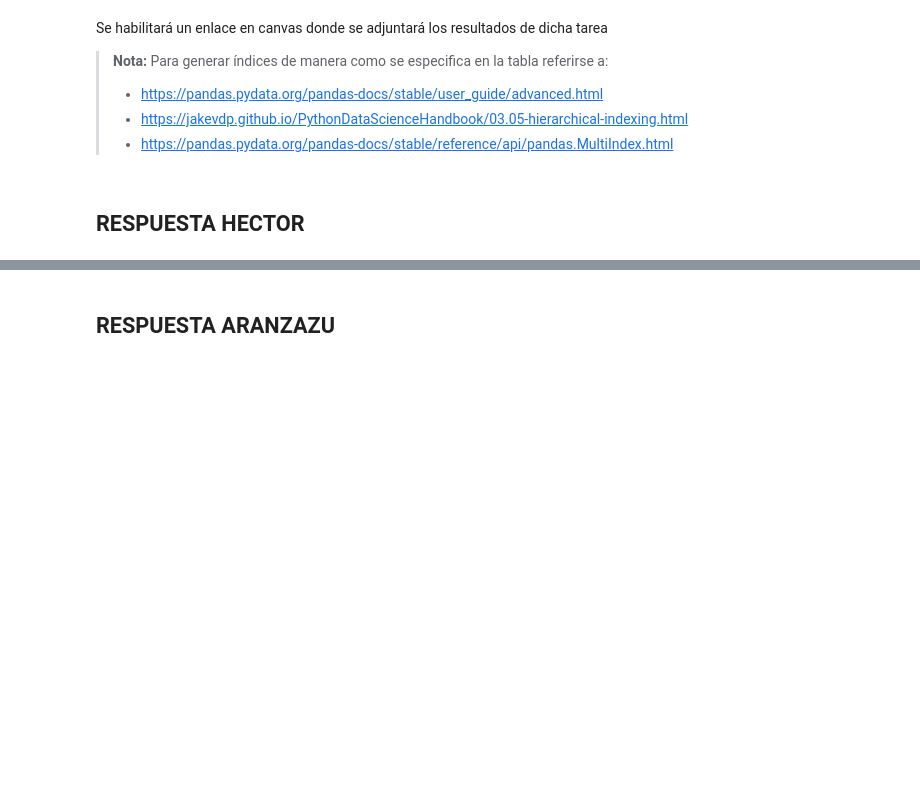
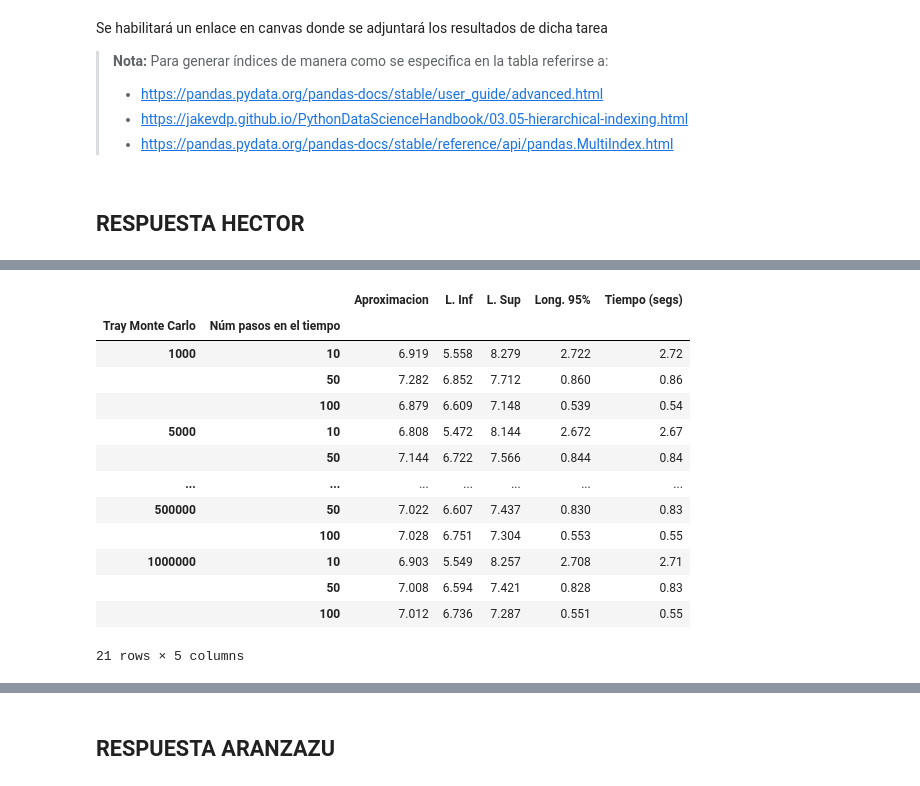
Before and after one commit to Aranzazu-R/Tarea9y10_HectorChavez_AranzazuRendon, a Jupyter notebook: Tarea10_simulación.ipynb, the cells around one changed output, grey strips where cells are left out. Saved outputs shown, nothing was run; the diff lists cells and outputs as text; code cells hidden in the pictures; blank space fills up the shorter version.

```diff
--- a/Tarea10_simulación.ipynb
+++ b/Tarea10_simulación.ipynb
@@ -34,0 +290,34 @@ Se habilitará un enlace en canvas donde se adjuntará los resultados de dicha t
+# %%
+M_trap_call = list(map(lambda N_tra:list(map(lambda N_ste:Trapecio_c(K,r,S0,N_tra,N_ste,sigma,T),NbStep)), NbTraj))
+
+M_trap_put = list(map(lambda N_tra:list(map(lambda N_ste:Trapecio_p(K,r,S0,N_tra,N_ste,sigma,T),NbStep)), NbTraj))
+# %%
+indx = pd.MultiIndex(levels=[NbTraj,NbStep],codes = [[0,0,0,1,1,1,2,2,2,3,3,3,4,4,4,5,5,5,6,6,6],[0,1,2,0,1,2,0,1,2,0,1,2,0,1,2,0,1,2,0,1,2]])
+aprox_trap_call = np.array([M_trap_call[0][0][0],M_trap_call[0][1][0],M_trap_call[0][2][0],M_trap_call[1][0][0],M_trap_call[1][1][0],M_trap_call[1][2][0],M_trap_call[2][0][0],M_trap_call[2][1][0],M_trap_call[2][2][0],M_trap_call[3][0][0],M_trap_call[3][1][0],M_trap_call[3][2][0],M_trap_call[4][0][0],M_trap_call[4][1][0],M_trap_call[4][2][0],M_trap_call[5][0][0],M_trap_call[5][1][0],M_trap_call[5][2][0],M_trap_call[6][0][0],M_trap_call[6][1][0],M_trap_call[6][2][0]])
+Linf_trap_call= np.array([M_trap_call[0][0][1],M_trap_call[0][1][1],M_trap_call[0][2][1],M_trap_call[1][0][1],M_trap_call[1][1][1],M_trap_call[1][2][1],M_trap_call[2][0][1],M_trap_call[2][1][1],M_trap_call[2][2][1],M_trap_call[3][0][1],M_trap_call[3][1][1],M_trap_call[3][2][1],M_trap_call[4][0][1],M_trap_call[4][1][1],M_trap_call[4][2][1],M_trap_call[5][0][1],M_trap_call[5][1][1],M_trap_call[5][2][1],M_trap_call[6][0][1],M_trap_call[6][1][1],M_trap_call[6][2][1]])
+Lsup_trap_call = np.array([M_trap_call[0][0][2],M_trap_call[0][1][2],M_trap_call[0][2][2],M_trap_call[1][0][2],M_trap_call[1][1][2],M_trap_call[1][2][2],M_trap_call[2][0][2],M_trap_call[2][1][2],M_trap_call[2][2][2],M_trap_call[3][0][2],M_trap_call[3][1][2],M_trap_call[3][2][2],M_trap_call[4][0][2],M_trap_call[4][1][2],M_trap_call[4][2][2],M_trap_call[5][0][2],M_trap_call[5][1][2],M_trap_call[5][2][2],M_trap_call[6][0][2],M_trap_call[6][1][2],M_trap_call[6][2][2]])
+Ldiff_trap_call = np.array(Lsup_trap_call-Linf_trap_call)
+tiempos_trap_call = np.array([M_trap_call[0][0][3],M_trap_call[0][1][3],M_trap_call[0][2][3],M_trap_call[1][0][3],M_trap_call[1][1][3],M_trap_call[1][2][3],M_trap_call[2][0][3],M_trap_call[2][1][3],M_trap_call[2][2][3],M_trap_call[3][0][3],M_trap_call[3][1][3],M_trap_call[3][2][3],M_trap_call[4][0][3],M_trap_call[4][1][3],M_trap_call[4][2][3],M_trap_call[5][0][3],M_trap_call[5][1][3],M_trap_call[5][2][3],M_trap_call[6][0][3],M_trap_call[6][1][3],M_trap_call[6][2][3]])
+tabla_trap_call = pd.DataFrame(index=indx,columns=['Aproximacion','L. Inf','L. Sup','Long. 95%','Tiempo (segs)'])
+tabla_trap_call.index.names = (['Tray Monte Carlo','Núm pasos en el tiempo'])
+tabla_trap_call['Aproximacion'] = aprox_trap_call
+tabla_trap_call['L. Inf'] = Linf_trap_call
+tabla_trap_call['L. Sup'] = Lsup_trap_call
+tabla_trap_call['Long. 95%'] = Ldiff_trap_call
+tabla_trap_call['Tiempo (segs)'] = np.round(tiempos_trap_call,2)
+tabla_trap_call
+# %% [output]
+|  |  | Aproximacion | L. Inf | L. Sup | Long. 95% | Tiempo (segs) |
+| Tray Monte Carlo | Núm pasos en el tiempo |  |  |  |  |  |
+| 1000 | 10 | 6.919 | 5.558 | 8.279 | 2.722 | 2.72 |
+|  | 50 | 7.282 | 6.852 | 7.712 | 0.860 | 0.86 |
+|  | 100 | 6.879 | 6.609 | 7.148 | 0.539 | 0.54 |
+| 5000 | 10 | 6.808 | 5.472 | 8.144 | 2.672 | 2.67 |
+|  | 50 | 7.144 | 6.722 | 7.566 | 0.844 | 0.84 |
+| ... | ... | ... | ... | ... | ... | ... |
+| 500000 | 50 | 7.022 | 6.607 | 7.437 | 0.830 | 0.83 |
+|  | 100 | 7.028 | 6.751 | 7.304 | 0.553 | 0.55 |
+| 1000000 | 10 | 6.903 | 5.549 | 8.257 | 2.708 | 2.71 |
+|  | 50 | 7.008 | 6.594 | 7.421 | 0.828 | 0.83 |
+|  | 100 | 7.012 | 6.736 | 7.287 | 0.551 | 0.55 |
+21 rows × 5 columns
```
Also changed, not shown: parts of 11 cells of this notebook.
